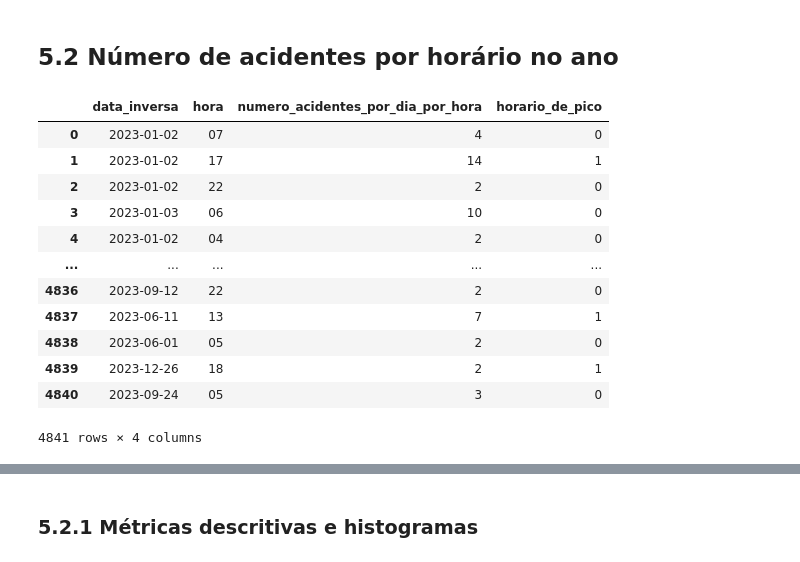
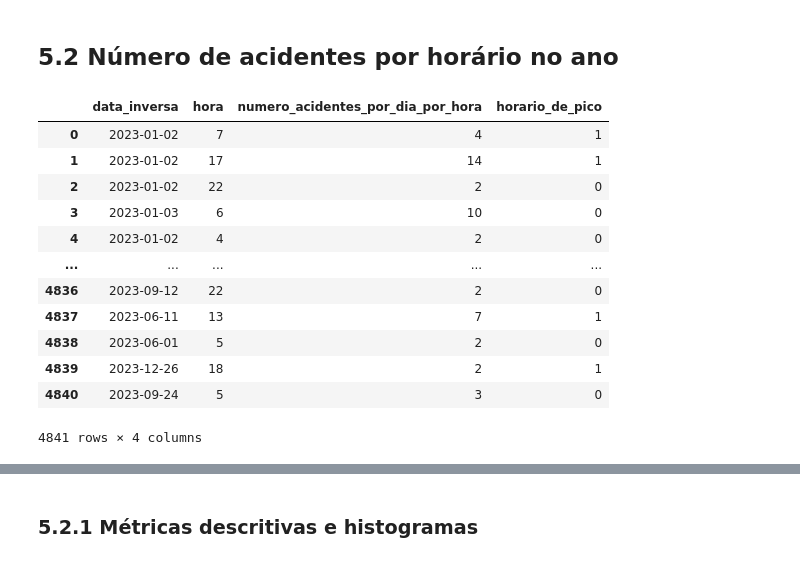
Before and after one commit to andrey-lolobrigida/acidentes-transito-sc-2023, a Jupyter notebook: notebooks/acidentes.ipynb, the cells around one changed output, grey strips where cells are left out. Saved outputs shown, nothing was run; the diff lists cells and outputs as text; code cells hidden in the pictures.

```diff
--- a/notebooks/acidentes.ipynb
+++ b/notebooks/acidentes.ipynb
@@ -479,11 +479,12 @@ n_acidentes_por_hora_df = pd.concat([acidentes_sc_dia_horario, acidentes_sc_colu
 n_acidentes_por_hora_df.drop(['numero_acidentes', 'dia_semana'], axis=1, inplace=True)
 # %%
 n_acidentes_por_hora_df['numero_acidentes_por_dia_por_hora'] = 0
+n_acidentes_por_hora_df['hora'] = pd.to_numeric(n_acidentes_por_hora_df['hora'], errors='coerce')
 
 for data in n_acidentes_por_hora_df['data_inversa'].unique():
     data_df = n_acidentes_por_hora_df.loc[n_acidentes_por_hora_df['data_inversa'] == data]
 
-    for hora in data_df['hora'].unique():
+    for hora in range(24):
         hora_df = data_df.loc[data_df['hora'] == hora]
         n_acidentes = hora_df.shape[0]
 
@@ -491,21 +492,21 @@ for data in n_acidentes_por_hora_df['data_inversa'].unique():
 # %%
 n_acidentes_por_hora_df_1 = n_acidentes_por_hora_df.drop_duplicates().reset_index(drop=True)
 n_acidentes_por_hora_df_1['horario_de_pico'] = n_acidentes_por_hora_df_1['hora'].apply(
-    lambda hora: 1 if hora in ['08', '09', '10', '11', '12', '13','14','15','16','17', '18', '19'] else 0
+    lambda hora: 1 if hora in range(7,20) else 0
 )
 
 n_acidentes_por_hora_df_1
 # %% [output]
 |  | data_inversa | hora | numero_acidentes_por_dia_por_hora | horario_de_pico |
-| 0 | 2023-01-02 | 07 | 4 | 0 |
+| 0 | 2023-01-02 | 7 | 4 | 1 |
 | 1 | 2023-01-02 | 17 | 14 | 1 |
 | 2 | 2023-01-02 | 22 | 2 | 0 |
-| 3 | 2023-01-03 | 06 | 10 | 0 |
-| 4 | 2023-01-02 | 04 | 2 | 0 |
+| 3 | 2023-01-03 | 6 | 10 | 0 |
+| 4 | 2023-01-02 | 4 | 2 | 0 |
 | ... | ... | ... | ... | ... |
 | 4836 | 2023-09-12 | 22 | 2 | 0 |
 | 4837 | 2023-06-11 | 13 | 7 | 1 |
-| 4838 | 2023-06-01 | 05 | 2 | 0 |
+| 4838 | 2023-06-01 | 5 | 2 | 0 |
 | 4839 | 2023-12-26 | 18 | 2 | 1 |
-| 4840 | 2023-09-24 | 05 | 3 | 0 |
+| 4840 | 2023-09-24 | 5 | 3 | 0 |
 4841 rows × 4 columns
```
Also changed, not shown: parts of 14 cells of this notebook.
